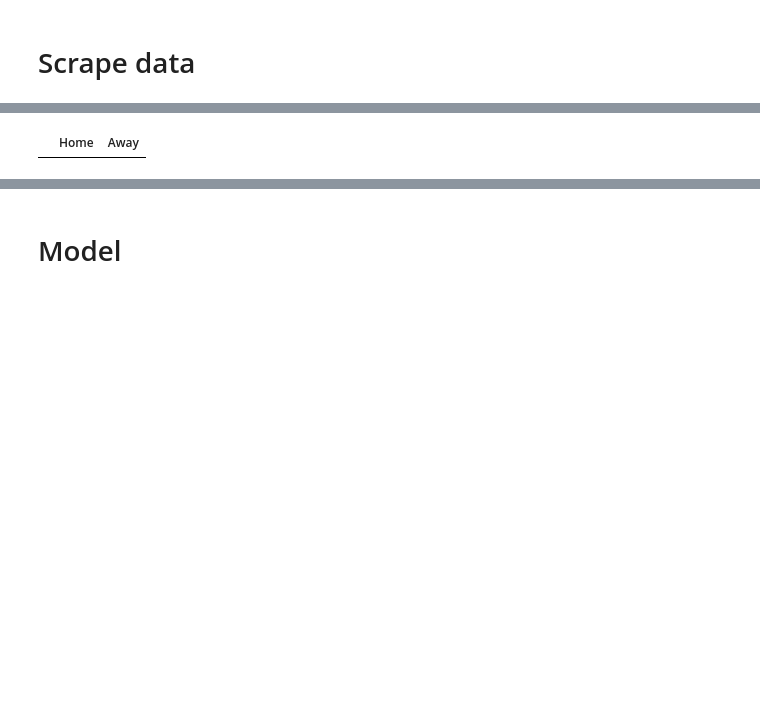
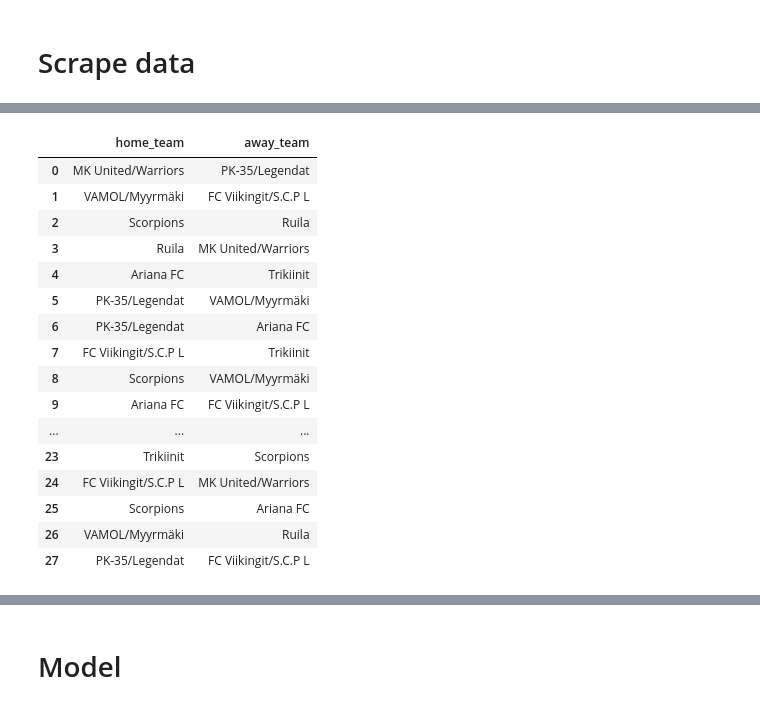
Before and after one commit to jaksticks/match_prediction, a Jupyter notebook: notebooks/palloliitto_scrape.ipynb, the cells around one changed output, grey strips where cells are left out. Drawn from its saved outputs; the diff is of its cells as text; code cells hidden in the pictures; blank space fills up the shorter version.

```diff
--- a/notebooks/palloliitto_scrape.ipynb
+++ b/notebooks/palloliitto_scrape.ipynb
@@ -143,11 +153,30 @@ df
 # %%
-my_group = 4
-driver = initialize_webdriver(f'https://tulospalvelu.palloliitto.fi/category/M7!etejp25/group/{my_group}/fixtures')
+#my_group = 4
+#driver = initialize_webdriver(f'https://tulospalvelu.palloliitto.fi/category/M7!etejp25/group/{my_group}/fixtures')
+driver = initialize_webdriver('https://tulospalvelu.palloliitto.fi/category/M6!etejp26/group/8/fixtures')
 scroll_page(driver)
 # %%
 fixtures = get_fixtures(driver)
 #fixtures.to_csv(f'../data/fixtures_kevat25.csv', index=False)
+
+fixtures = fixtures.rename(columns={'Home': 'home_team', 'Away': 'away_team'})
 fixtures
 # %% [output]
-|  | Home | Away |
+|  | home_team | away_team |
+| 0 | MK United/Warriors | PK-35/Legendat |
+| 1 | VAMOL/Myyrmäki | FC Viikingit/S.C.P L |
+| 2 | Scorpions | Ruila |
+| 3 | Ruila | MK United/Warriors |
+| 4 | Ariana FC | Trikiinit |
+| 5 | PK-35/Legendat | VAMOL/Myyrmäki |
+| 6 | PK-35/Legendat | Ariana FC |
+| 7 | FC Viikingit/S.C.P L | Trikiinit |
+| 8 | Scorpions | VAMOL/Myyrmäki |
+| 9 | Ariana FC | FC Viikingit/S.C.P L |
+| ... | ... | ... |
+| 23 | Trikiinit | Scorpions |
+| 24 | FC Viikingit/S.C.P L | MK United/Warriors |
+| 25 | Scorpions | Ariana FC |
+| 26 | VAMOL/Myyrmäki | Ruila |
+| 27 | PK-35/Legendat | FC Viikingit/S.C.P L |
 # %%
```
Also changed, not shown: parts of 18 cells of this notebook, 7 other files.
